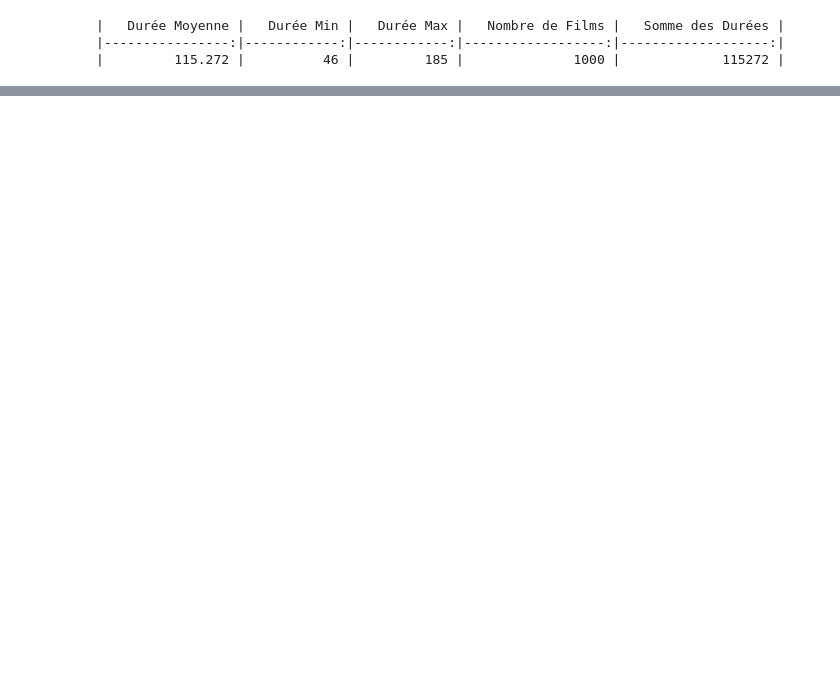
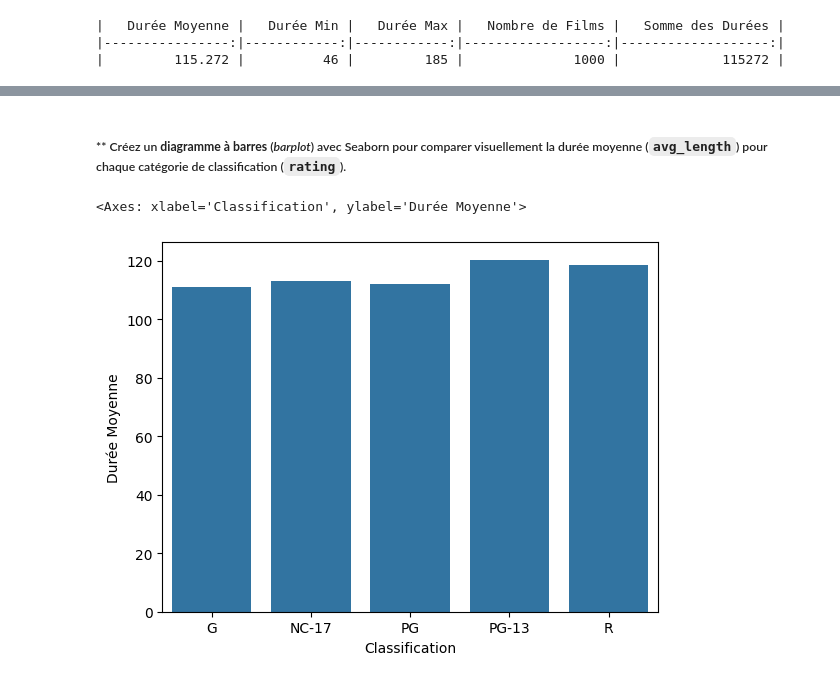
Before and after one commit to ElvexDom/dbPython, a Jupyter notebook: notebook/exo_sqlalchemy.ipynb, the cells around one changed output, grey strips where cells are left out. Drawn from its saved outputs; the diff is of its cells as text; code cells hidden in the pictures; blank space fills up the shorter version.

```diff
--- a/notebook/exo_sqlalchemy.ipynb
+++ b/notebook/exo_sqlalchemy.ipynb
@@ -129,0 +143,24 @@ print(df_verif.to_markdown(index=False))
+# %% [markdown]
+##### ** Créez un **diagramme à barres** (*barplot*) avec Seaborn pour comparer visuellement la durée moyenne (`avg_length`) pour chaque catégorie de classification (`rating`).
+# %%
+# Requête SQL pour calculer la durée moyenne par classification
+sql_avg_length_by_rating = """
+SELECT
+    rating AS "Classification",
+    AVG(length) AS "Durée Moyenne"
+FROM film
+GROUP BY rating
+ORDER BY rating;
+"""
+
+# Exécution de la requête
+df_avg_length = executer_query(sql_avg_length_by_rating)
+
+sns.barplot(
+    data=df_avg_length,
+    x="Classification",
+    y="Durée Moyenne"
+)
+# %% [output]
+<Axes: xlabel='Classification', ylabel='Durée Moyenne'>
+[figure, added]
```
Also changed, not shown: parts of 13 cells of this notebook, 1 other file.
